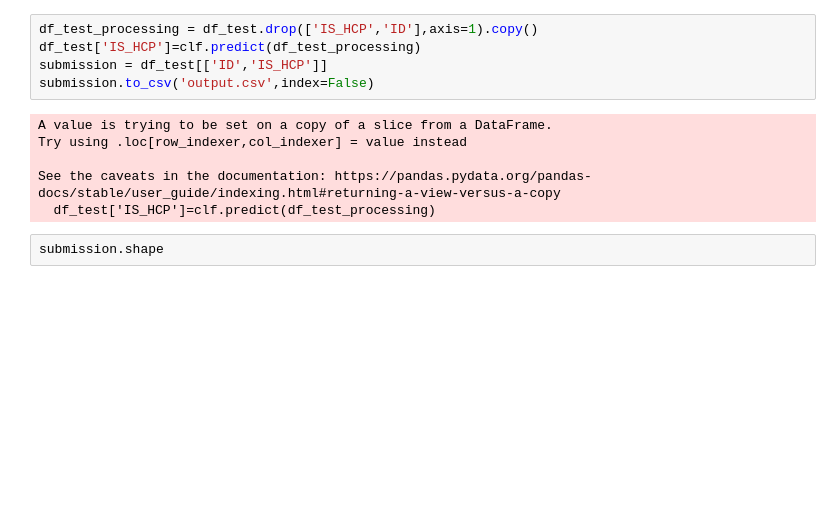
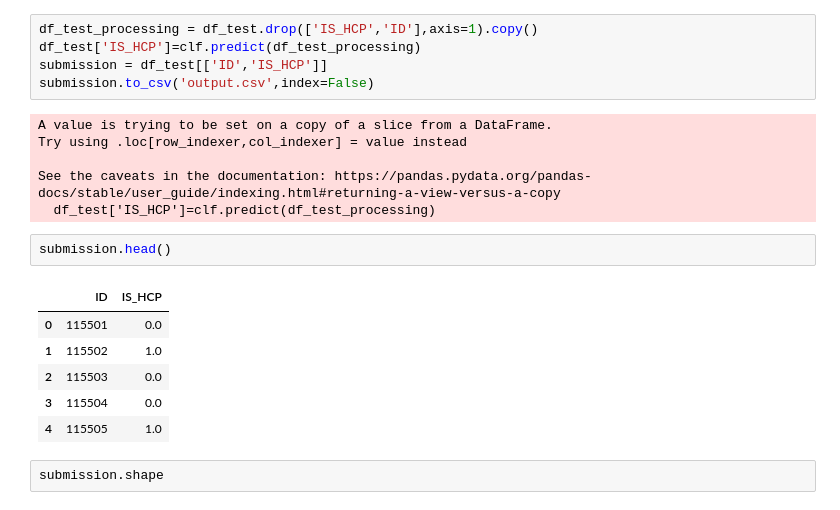
Before and after one commit to SHOCKWAVE07/Doceree_Hackathon, a Jupyter notebook: pre-final.ipynb, the cells around one changed output. Saved outputs shown, nothing was run; the diff lists cells and outputs as text; blank space fills up the shorter version.

Commit message:
submission

```diff
--- a/pre-final.ipynb
+++ b/pre-final.ipynb
@@ -300,6 +300,15 @@ Try using .loc[row_indexer,col_indexer] = value instead
 
 See the caveats in the documentation: https://pandas.pydata.org/pandas-docs/stable/user_guide/indexing.html#returning-a-view-versus-a-copy
   df_test['IS_HCP']=clf.predict(df_test_processing)
+# %%
+submission.head()
+# %% [output]
+|  | ID | IS_HCP |
+| 0 | 115501 | 0.0 |
+| 1 | 115502 | 1.0 |
+| 2 | 115503 | 0.0 |
+| 3 | 115504 | 0.0 |
+| 4 | 115505 | 1.0 |
 # %%
 submission.shape
 # %% [output]
```
Also changed, not shown: parts of 5 cells of this notebook, 1 other file.
